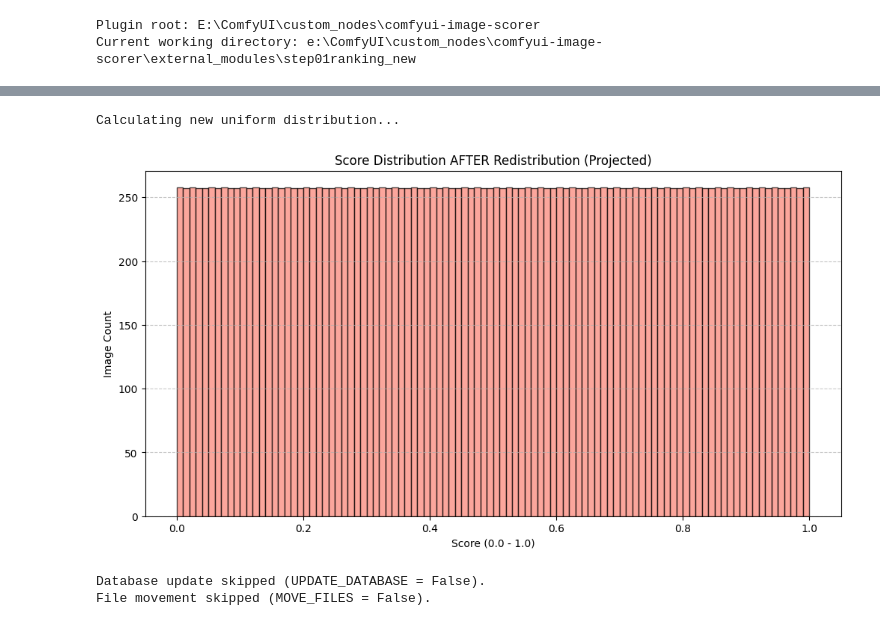
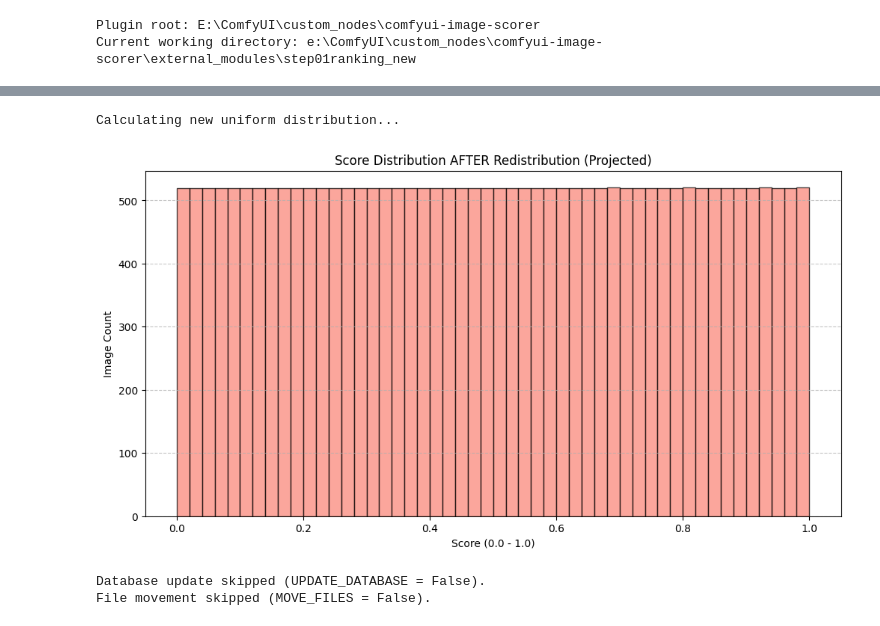
Before and after one commit to pskyvader/comfyui-image-scorer, a Jupyter notebook: external_modules/step01ranking_new/redistribute_new.ipynb, the cells around one changed output, grey strips where cells are left out. Saved outputs shown, nothing was run; the diff lists cells and outputs as text; code cells hidden in the pictures.

```diff
--- a/external_modules/step01ranking_new/redistribute_new.ipynb
+++ b/external_modules/step01ranking_new/redistribute_new.ipynb
@@ -37,9 +41,9 @@ from image_processor import ImageProcessor
 # %%
 # --- CONFIGURATION ---
 UPDATE_DATABASE = False  # Set to True to save new scores to DB
-MOVE_FILES = False      # Set to True to move files to new folders
-DRY_RUN = True          # If True, no changes are actually made
-PLOT_BINS = 100      # Number of bins for the histogram
+MOVE_FILES = False  # Set to True to move files to new folders
+DRY_RUN = True  # If True, no changes are actually made
+PLOT_BINS = 50  # Number of bins for the histogram
 # ---------------------
 # %%
 print("Fetching images from database...")
@@ -95,36 +106,38 @@ DEBUG:matplotlib.font_manager:findfont: Matching sans\-serif:style=normal:varian
 # %%
 # Sort by current score to establish rank
-all_images.sort(key=lambda x: x['score'])
+all_images.sort(key=lambda x: x["score"])
 total = len(all_images)
 updates = []
 
 print("Calculating new uniform distribution...")
 for i, img in enumerate(all_images):
     # Map rank to 0.0-1.0 range
     if total > 1:
         new_score = i / (total - 1)
     else:
         new_score = 0.5
 
-    updates.append({
-        "filename": img["filename"],
-        "old_score": img["score"],
-        "new_score": new_score,
-        "confidence": img["confidence"],
-        "count": img["comparison_count"]
-    })
+    updates.append(
+        {
+            "filename": img["filename"],
+            "old_score": img["score"],
+            "new_score": new_score,
+            "confidence": img["confidence"],
+            "count": img["comparison_count"],
+        }
+    )
 
-new_scores = [up['new_score'] for up in updates]
+new_scores = [up["new_score"] for up in updates]
 plt.figure(figsize=(12, 6))
-plt.hist(new_scores, bins=PLOT_BINS, color='salmon', edgecolor='black', alpha=0.7)
+plt.hist(new_scores, bins=PLOT_BINS, color="salmon", edgecolor="black", alpha=0.7)
 plt.title(f"Score Distribution AFTER Redistribution (Projected)")
 plt.xlabel("Score (0.0 - 1.0)")
 plt.ylabel("Image Count")
-plt.grid(axis='y', linestyle='--', alpha=0.7)
+plt.grid(axis="y", linestyle="--", alpha=0.7)
 plt.show()
 # %% [output]
 Calculating new uniform distribution...
-[figure, old version]
+[figure, new version]
 # %%
 if UPDATE_DATABASE:
     if DRY_RUN:
```
Also changed, not shown: parts of 3 cells of this notebook, 51 other files.
